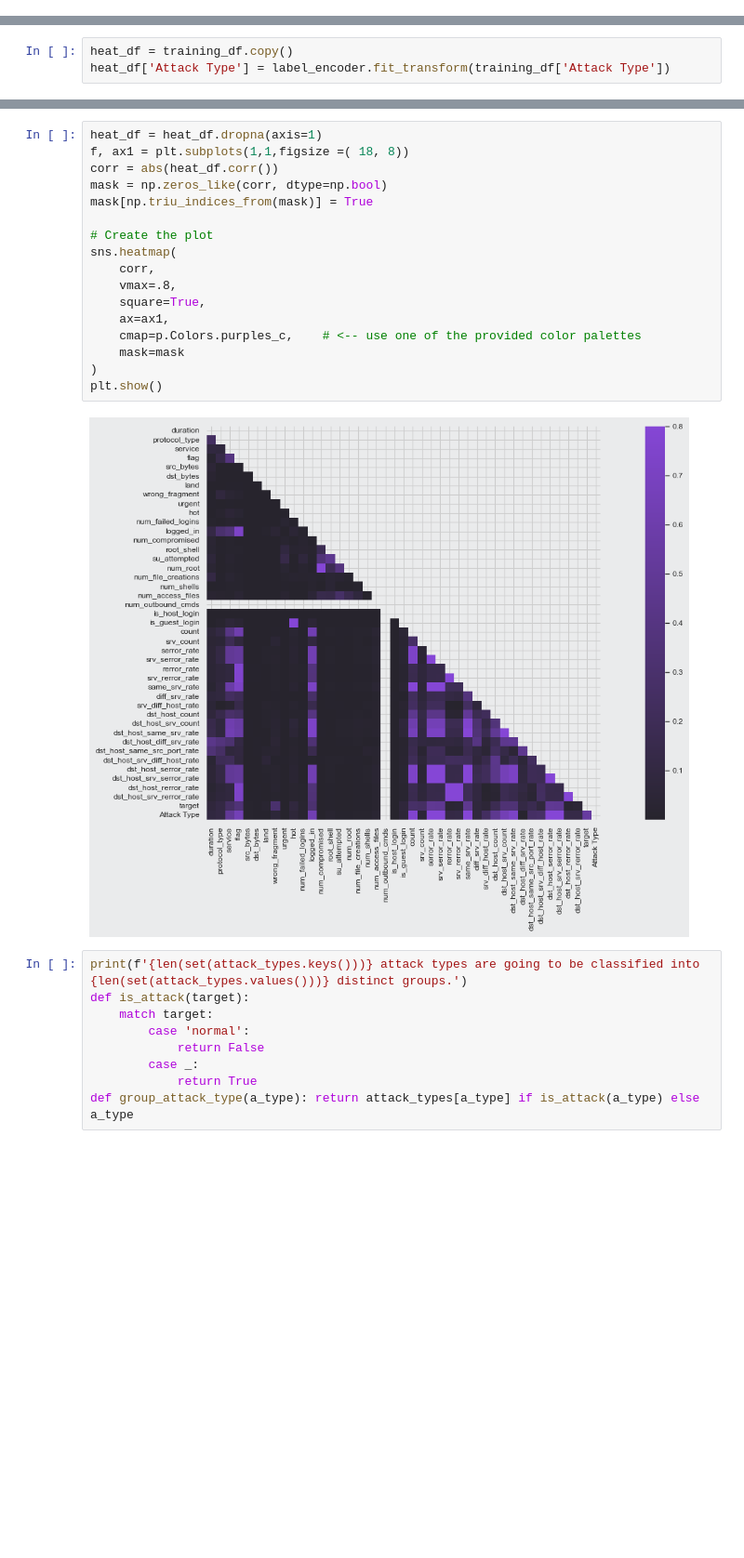
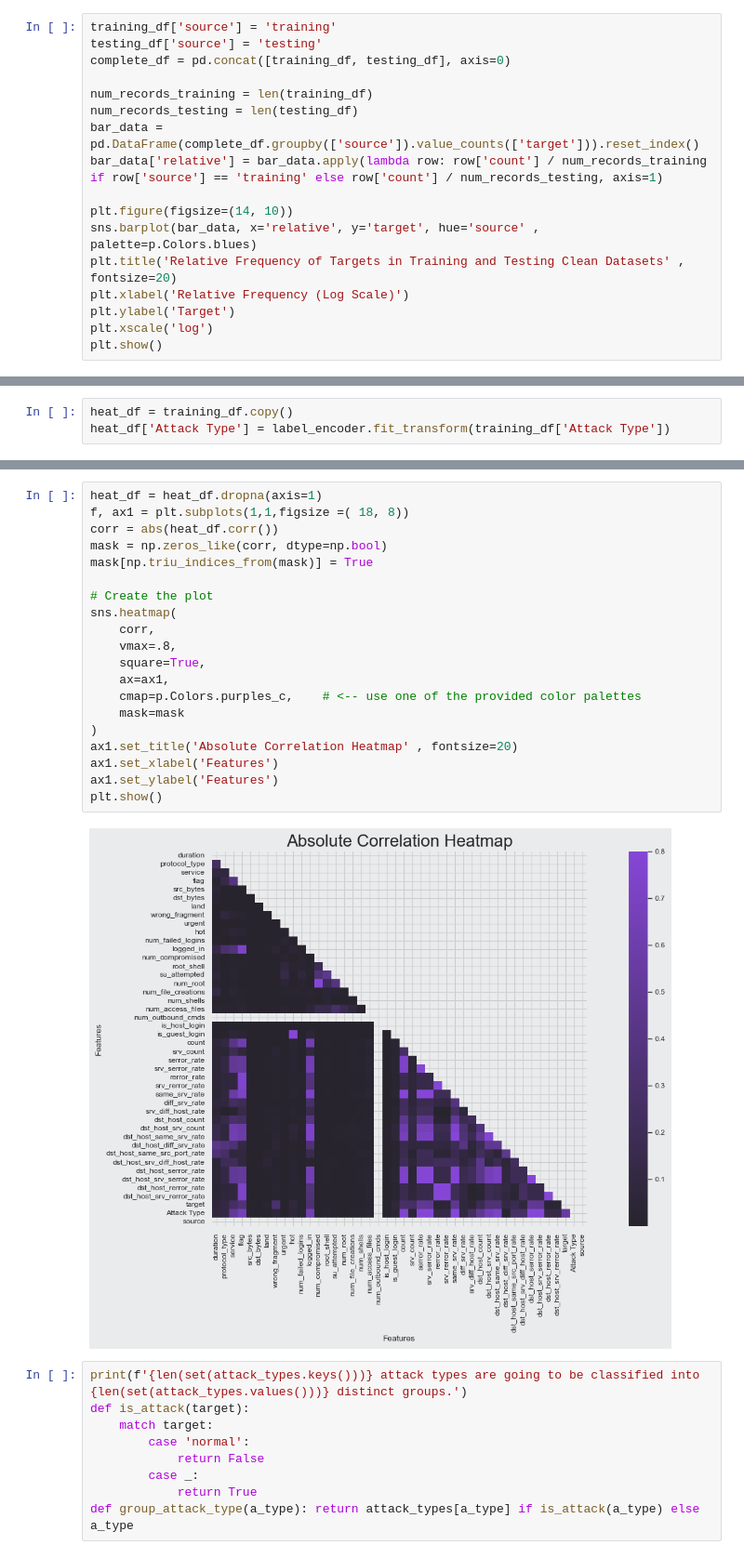
Before and after one commit to WildCodeWolf/Your-Data-Is-Mine, a Jupyter notebook: KDDEDA.ipynb, the cells around one changed output, grey strips where cells are left out. Shown at 93% size. Drawn from its saved outputs; the diff is of its cells as text; blank space fills up the shorter version.

Commit message:
Updated EDA With Colors

```diff
--- a/KDDEDA.ipynb
+++ b/KDDEDA.ipynb
@@ -504,3 +597,20 @@ plt.show()
 training_df['Attack Type'].unique()
 # %% [output]
 array(['normal', 'u2r', 'dos', 'r2l', 'probe'], dtype=object)
+# %%
+training_df['source'] = 'training'
+testing_df['source'] = 'testing'
+complete_df = pd.concat([training_df, testing_df], axis=0)
+
+num_records_training = len(training_df)
+num_records_testing = len(testing_df)
+bar_data = pd.DataFrame(complete_df.groupby(['source']).value_counts(['target'])).reset_index()
+bar_data['relative'] = bar_data.apply(lambda row: row['count'] / num_records_training if row['source'] == 'training' else row['count'] / num_records_testing, axis=1)
+
+plt.figure(figsize=(14, 10))
+sns.barplot(bar_data, x='relative', y='target', hue='source' , palette=p.Colors.blues)
+plt.title('Relative Frequency of Targets in Training and Testing Clean Datasets' , fontsize=20)
+plt.xlabel('Relative Frequency (Log Scale)')
+plt.ylabel('Target')
+plt.xscale('log')
+plt.show()
@@ -735,22 +838,25 @@ testing_df.head()
 # %%
 heat_df = heat_df.dropna(axis=1)
 f, ax1 = plt.subplots(1,1,figsize =( 18, 8))
 corr = abs(heat_df.corr())
 mask = np.zeros_like(corr, dtype=np.bool)
 mask[np.triu_indices_from(mask)] = True
 
 # Create the plot
 sns.heatmap(
     corr,
     vmax=.8,
     square=True,
     ax=ax1,
     cmap=p.Colors.purples_c,    # <-- use one of the provided color palettes
     mask=mask
 )
+ax1.set_title('Absolute Correlation Heatmap' , fontsize=20)
+ax1.set_xlabel('Features')
+ax1.set_ylabel('Features')
 plt.show()
 # %% [output]
-[figure, old version]
+[figure, new version]
 # %%
 print(f'{len(set(attack_types.keys()))} attack types are going to be classified into {len(set(attack_types.values()))} distinct groups.')
 def is_attack(target):
```
Also changed, not shown: parts of 38 cells of this notebook.
